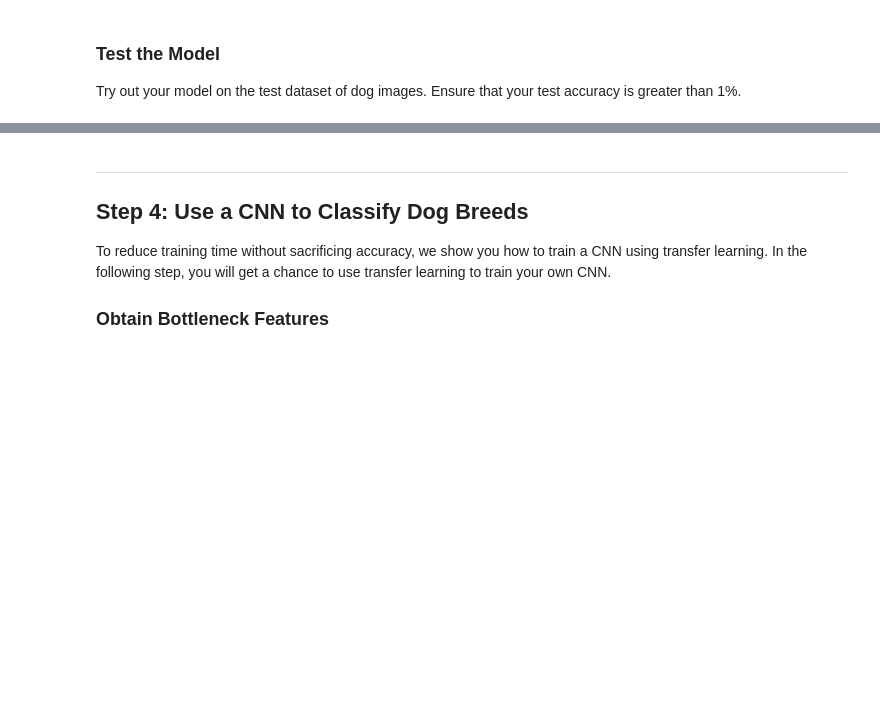
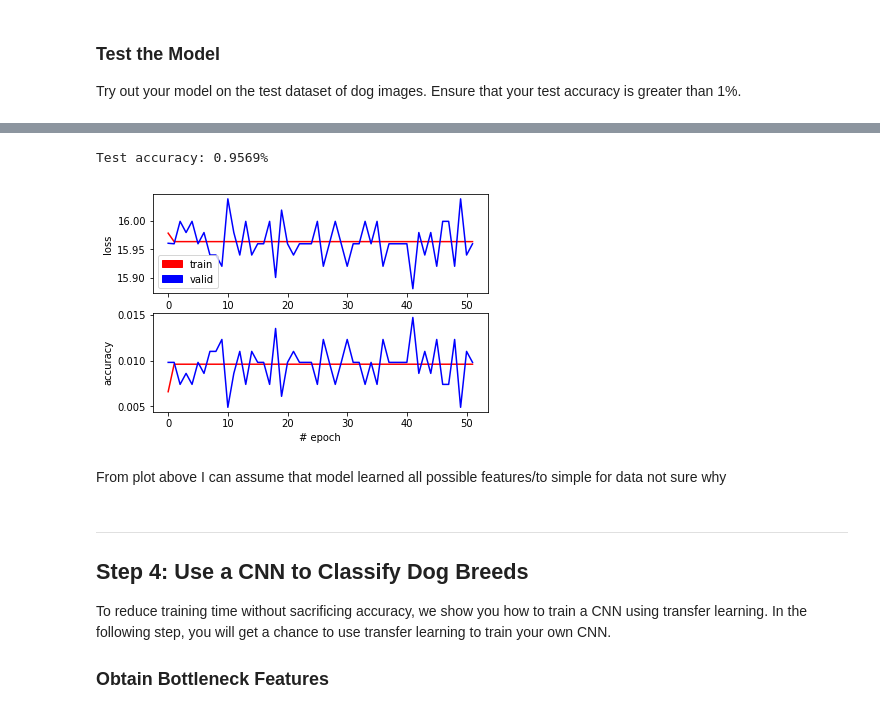
Before and after one commit to Denyskach/ml-models, a Jupyter notebook: MLND/dog_project/dog_app.ipynb, the cells around one changed output, grey strips where cells are left out. Cells and saved outputs as stored; diff of their text form; code cells hidden in the pictures; blank space fills up the shorter version.

```diff
--- a/MLND/dog_project/dog_app.ipynb
+++ b/MLND/dog_project/dog_app.ipynb
@@ -378,3 +556,18 @@ print('Test accuracy: %.4f%%' % test_accuracy)
+# %%
+# get index of predicted dog breed for each image in test set
+dog_breed_predictions = [np.argmax(dogmodel.predict(np.expand_dims(tensor, axis=0))) for tensor in test_tensors]
+
+# report test accuracy
+test_accuracy = 100*np.sum(np.array(dog_breed_predictions)==np.argmax(test_targets, axis=1))/len(dog_breed_predictions)
+print('Test accuracy: %.4f%%' % test_accuracy)
+# %% [output]
+Test accuracy: 0.9569%
+# %%
+utils.learning_plot()
+# %% [output]
+[figure, added]
+# %% [markdown]
+From plot above I can assume that model learned all possible features/to simple for data not sure why
 # %% [markdown]
 ---
 <a id='step4'></a>
```
Also changed, not shown: parts of 19 cells of this notebook, 4 other files.
